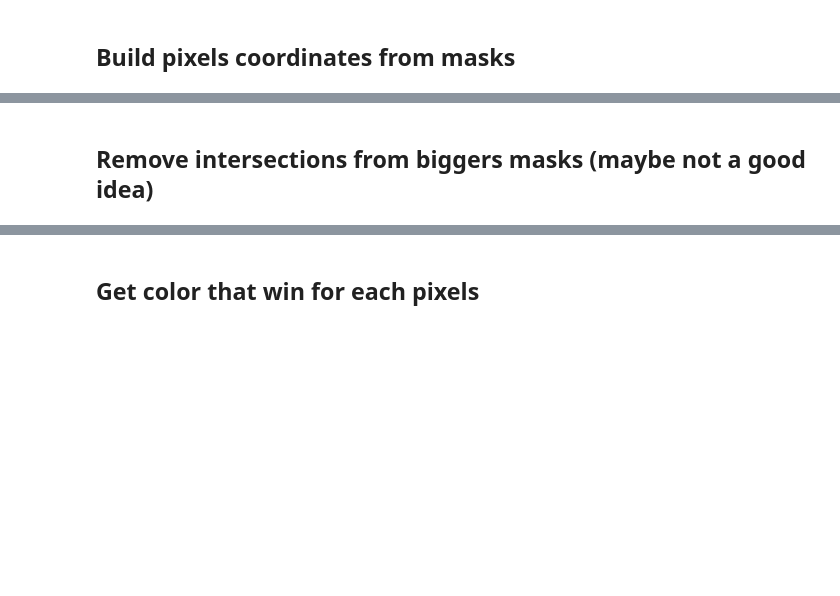
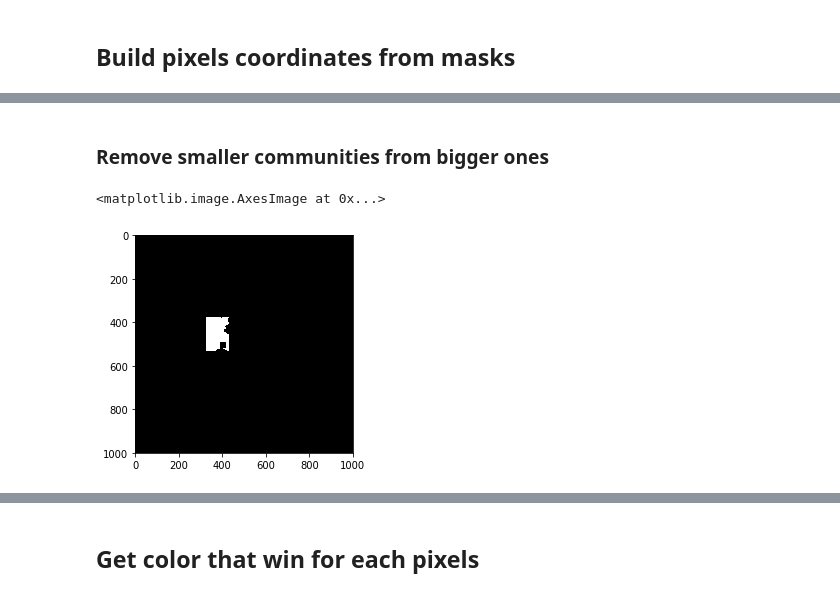
Before and after one commit to rplace-community/preprocessing, a Jupyter notebook: levelsmaps/levelmaps_generation.ipynb, the cells around one changed output, grey strips where cells are left out. Cells and saved outputs as stored; diff of their text form; code cells hidden in the pictures; blank space fills up the shorter version.

```diff
--- a/levelsmaps/levelmaps_generation.ipynb
+++ b/levelsmaps/levelmaps_generation.ipynb
@@ -86,8 +99,0 @@ with open("atlas_cleaned.json", mode="r") as f:
-# %%
-pixels = {}
-for poly in paths:
-    if len(poly["path"])>0:
-        rr, cc = polygon(*zip(*poly["path"]))
-        pixels[poly["id"]] = set(zip(rr, cc))
-    else:
-        pixels[poly["id"]] = set()
@@ -98 +100,32 @@ len(pixels[1]) # Switzerland flag: 26*26 pixels == 676
+# %%
+atlas_with_pixels = {}
+for commu in atlas:
+    name = commu["name"].lower()
+    if len(commu["path"])>0 and not ("covered" in name or "former" in name or "incomplete" in name):
+        c = {}
+        c["id"] = commu["id"]
+        c["name"] = commu["name"]
+        c["description"] = commu["description"]
+        c["subreddit"] = commu["subreddit"]
+        rr, cc = polygon(*zip(*commu["path"]))
+        c["fullpixels"] = set(zip(rr, cc))
+        atlas_with_pixels[commu["id"]] = c
+# %% [markdown]
+### Remove smaller communities from bigger ones
+# %%
+by_area = {}
+for idx, commu in atlas_with_pixels.items():
+    l = len(commu["fullpixels"])
+    if l not in by_area:
+        by_area[l] = set()
+    by_area[l].add(idx)
+# %%
+areas = list(sorted(by_area.keys()))[1:]
+for i, area in enumerate(areas):
+    for cur_idx in by_area[area]:
+        pixs = deepcopy(atlas_with_pixels[cur_idx]["fullpixels"])
+        for j in areas[:i]:
+            for idx in by_area[j]:
+                pixs = pixs - atlas_with_pixels[idx]["fullpixels"]
+        atlas_with_pixels[cur_idx]["partialpixels"] = pixs
 # %%
@@ -100,2 +133,11 @@ with open("place_pixels.pkl", mode="wb") as f:
     pkl.dump(pixels, f)
+# %%
+atlas_id = 2
+mask = np.zeros((1000, 1000))
+mask[tuple(zip(*atlas_with_pixels[atlas_id]["partialpixels"]))] = 1
+plt.figure(figsize=(4,4))
+plt.imshow(mask.T, cmap="gray")
+# %% [output]
+<matplotlib.image.AxesImage at 0x...>
+[figure, added]
 # %%
@@ -115,2 +145,0 @@ def get_community_mask(pixels, atlas_id, kernel_size=5):
-# %% [markdown]
-## Remove intersections from biggers masks (maybe not a good idea)
```
Also changed, not shown: parts of 22 cells of this notebook, 1 other file.
